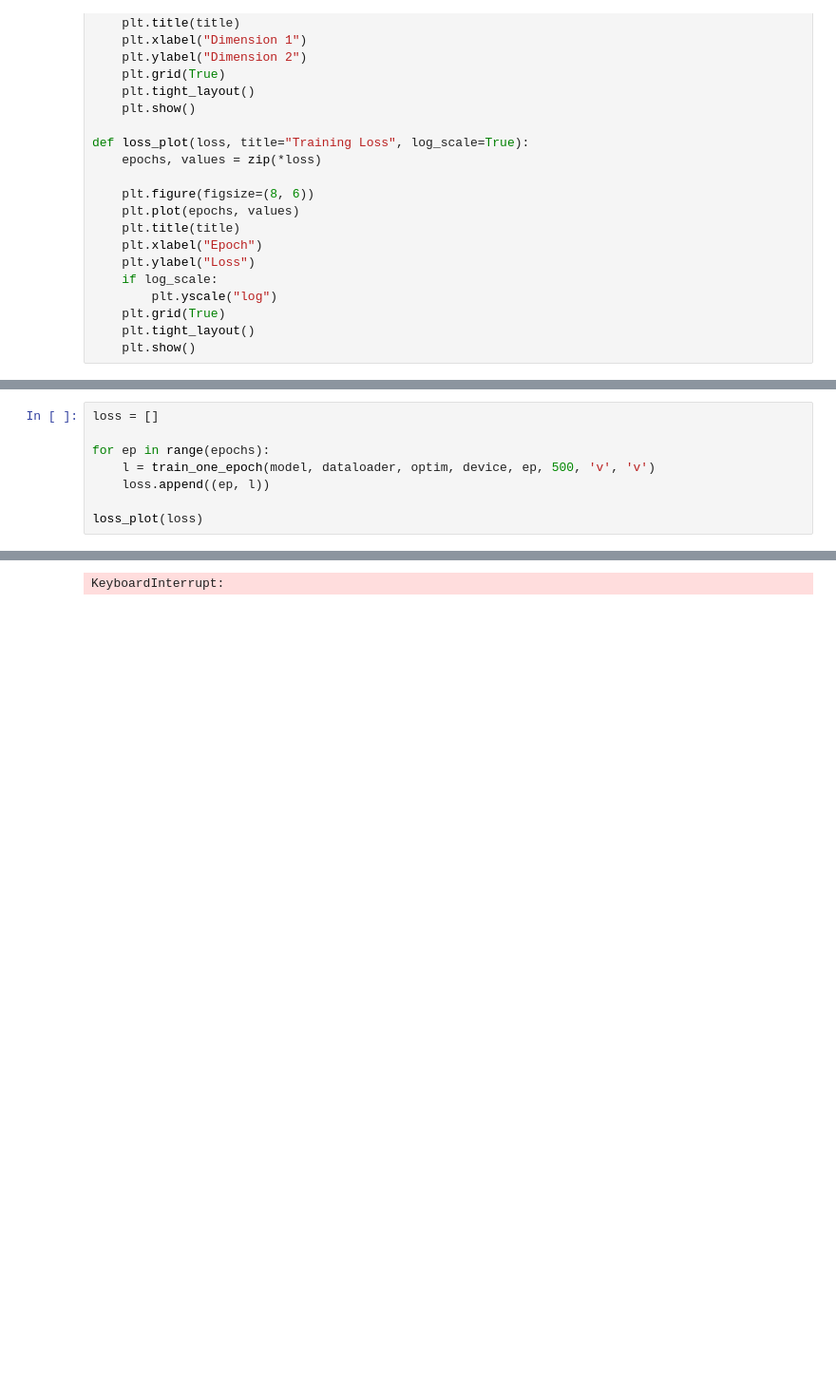
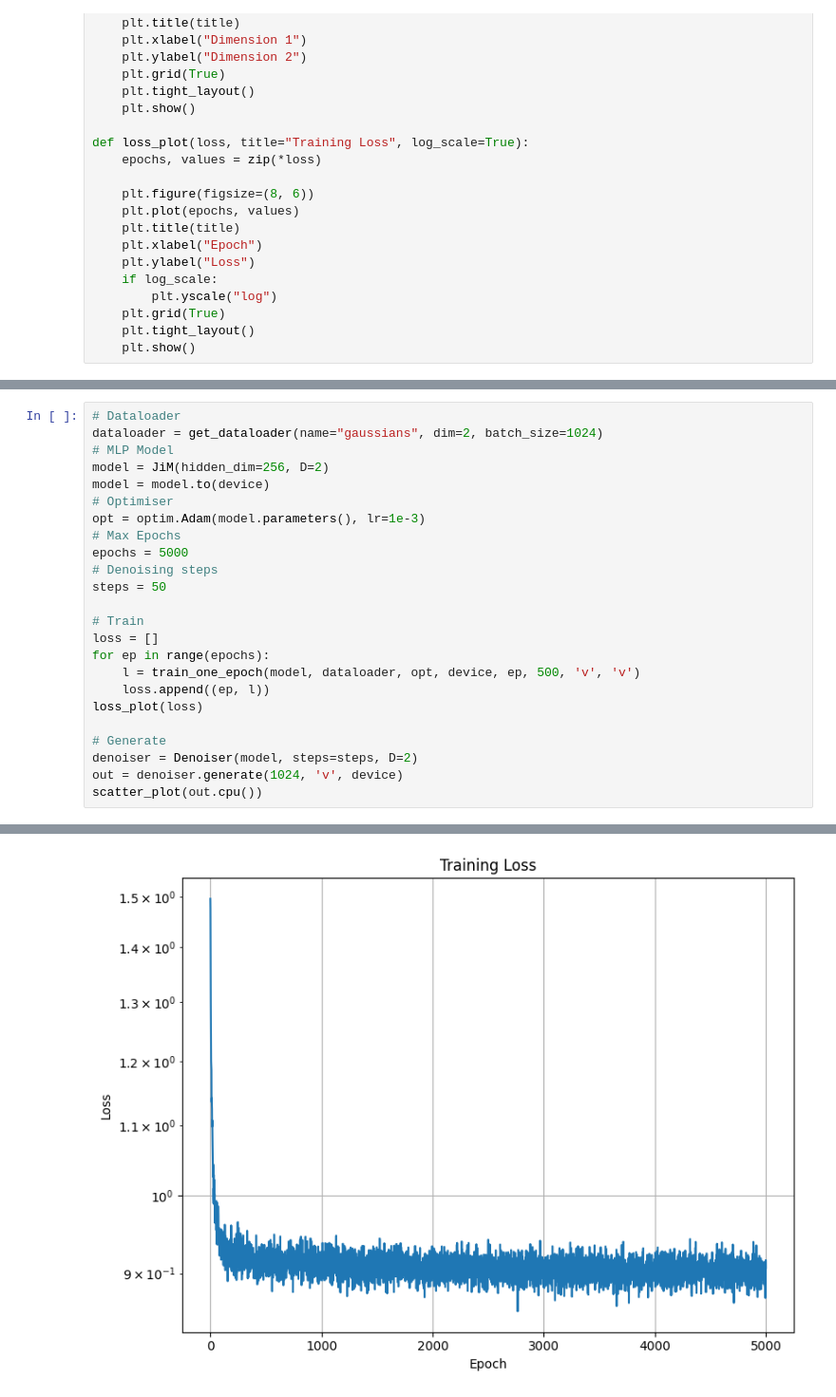
Before and after one commit to arshchawla21/COMP4680-8650-Flowmatching, a Jupyter notebook: part_1.ipynb, the cells around one changed output, grey strips where cells are left out. Shown at 95% size. Cells and saved outputs as stored; diff of their text form; blank space fills up the shorter version.

```diff
--- a/part_1.ipynb
+++ b/part_1.ipynb
@@ -57,9 +79,25 @@ steps = 50
 # %%
+# Dataloader
+dataloader = get_dataloader(name="gaussians", dim=2, batch_size=1024)
+# MLP Model
+model = JiM(hidden_dim=256, D=2)
+model = model.to(device)
+# Optimiser
+opt = optim.Adam(model.parameters(), lr=1e-3)
+# Max Epochs
+epochs = 5000
+# Denoising steps
+steps = 50
+
+# Train
 loss = []
+for ep in range(epochs):
+    l = train_one_epoch(model, dataloader, opt, device, ep, 500, 'v', 'v')
+    loss.append((ep, l))
+loss_plot(loss)
 
-for ep in range(epochs):
-    l = train_one_epoch(model, dataloader, optim, device, ep, 500, 'v', 'v')
-    loss.append((ep, l))
-
-loss_plot(loss)
+# Generate
+denoiser = Denoiser(model, steps=steps, D=2)
+out = denoiser.generate(1024, 'v', device)
+scatter_plot(out.cpu())
 # %% [output]
@@ -67 +114 @@ loss_plot(loss)
-KeyboardInterrupt:
+[figure, added]
```
Also changed, not shown: parts of 5 cells of this notebook, 10 other files.
